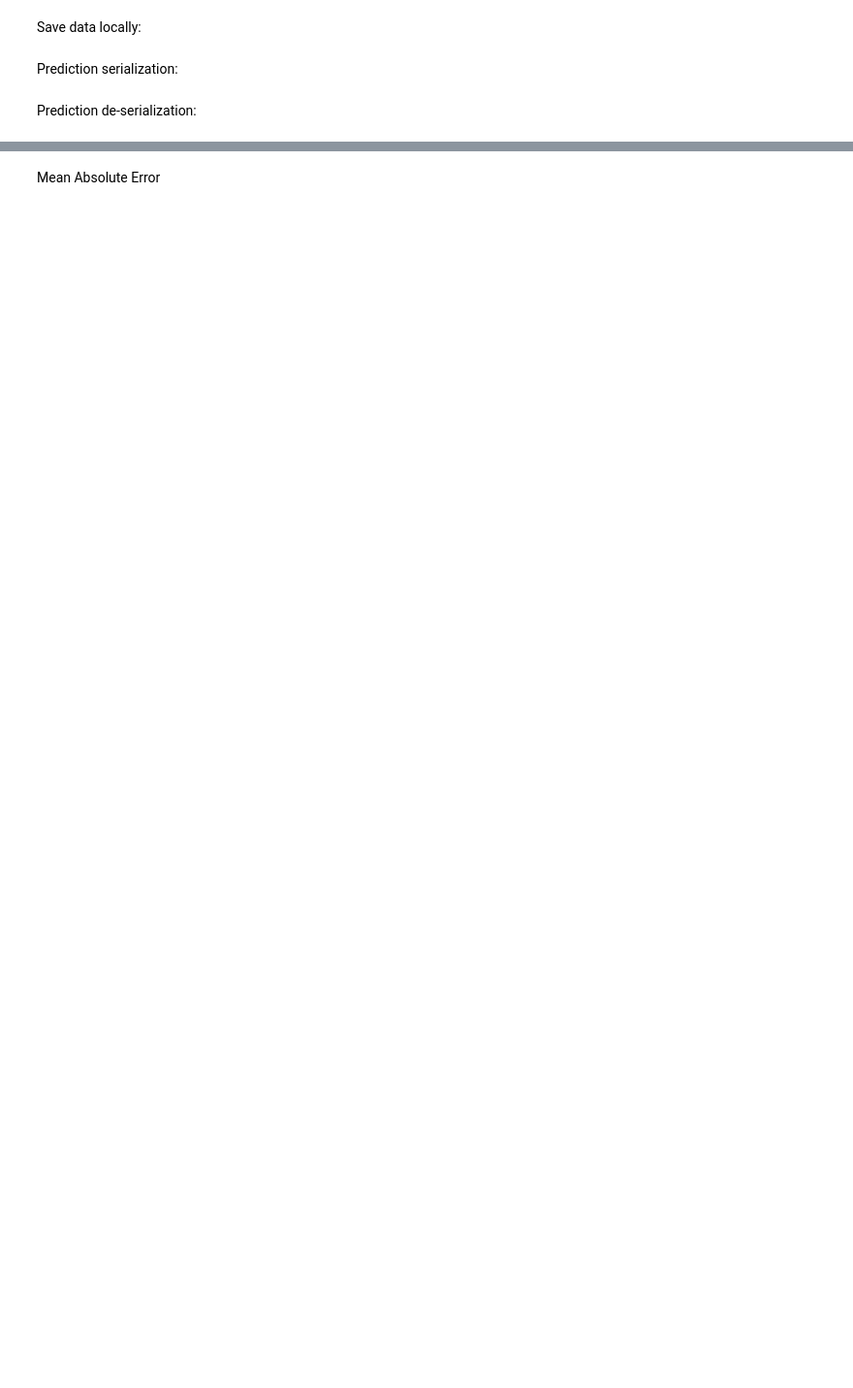
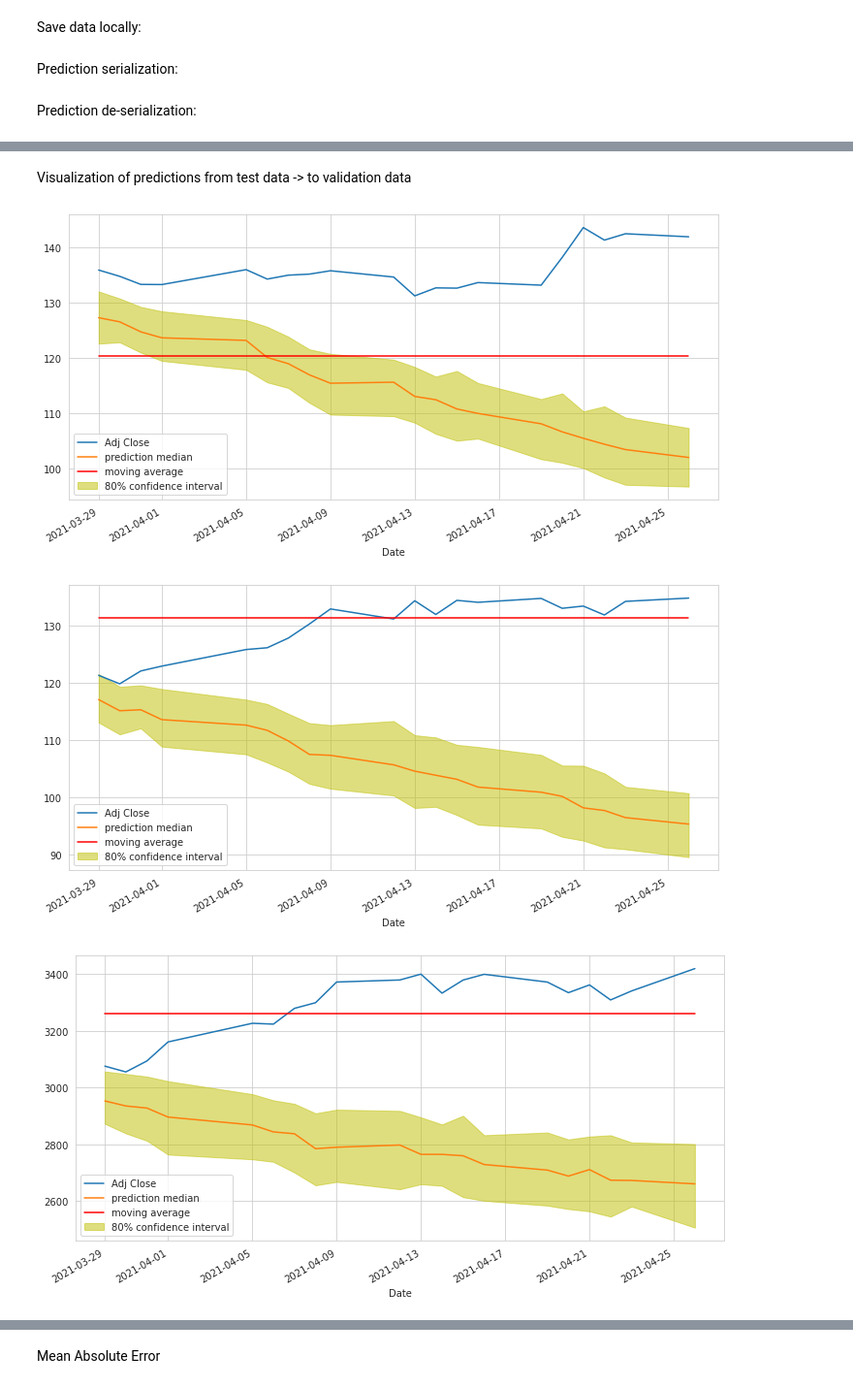
Before and after one commit to alfreedolf/ml-spp, a Jupyter notebook: 3.DeepAR-StockPricesPredictions.ipynb, the cells around one changed output, grey strips where cells are left out. Shown at 97% size. Drawn from its saved outputs; the diff is of its cells as text; code cells hidden in the pictures; blank space fills up the shorter version.

```diff
--- a/3.DeepAR-StockPricesPredictions.ipynb
+++ b/3.DeepAR-StockPricesPredictions.ipynb
@@ -477,0 +548,10 @@ test_gt = df_ibm_test.iloc[-prediction_length[1]:]['Adj Close']
+# %% [markdown]
+Visualization of predictions from test data -> to validation data
+# %%
+# display predictions
+for i in range(len(dsz_predictions_from_test)):
+    display_quantiles(dsz_predictions_from_test[i], valid_gt[i], ser_valid_ma_bmk[i], 'moving average')
+# %% [output]
+[figure, added]
+[figure, added]
+[figure, added]
```
Also changed, not shown: parts of 301 cells of this notebook, 3 other files.
